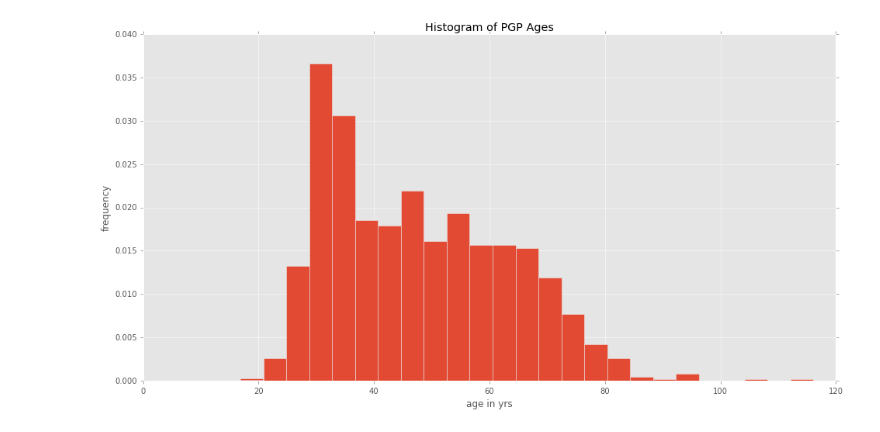
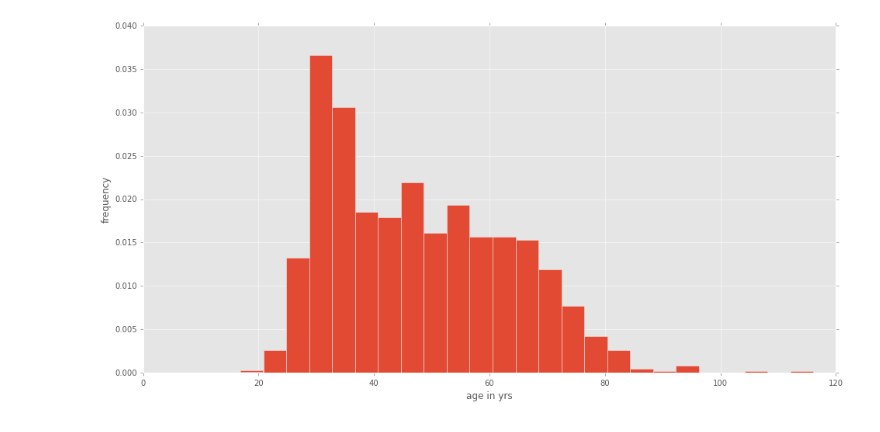
Before and after one commit to swzCuroverse/PGPGraphics, a Jupyter notebook: AgeHeightWeight.ipynb, the cells around one changed output. Saved outputs shown, nothing was run; the diff lists cells and outputs as text; code cells hidden in the pictures.

```diff
--- a/AgeHeightWeight.ipynb
+++ b/AgeHeightWeight.ipynb
@@ -39,15 +41,15 @@ data['only_age'] = ageSec/np.timedelta64(365,'D')
 # %%
 # find null values
 idx = data.only_age.notnull()
 
 # create the histogram
 plt.hist(data.only_age[idx],25,normed=True)
-plt.title("Histogram of PGP Ages")
+#plt.title("Histogram of PGP Ages")
 plt.xlabel("age in yrs")
 plt.ylabel("frequency")
-plt.savefig('histogramAges.png',format='png')
+plt.savefig('Images/histogramAges.png',format='png',dpi=300)
 # %% [output]
-[figure, old version]
+[figure, new version]
 # %%
 g2 = lambda x:re.sub('[^(]*\(','',x)
 g3 = lambda x: re.sub('kg\)','',x)
```
Also changed, not shown: parts of 5 cells of this notebook.
